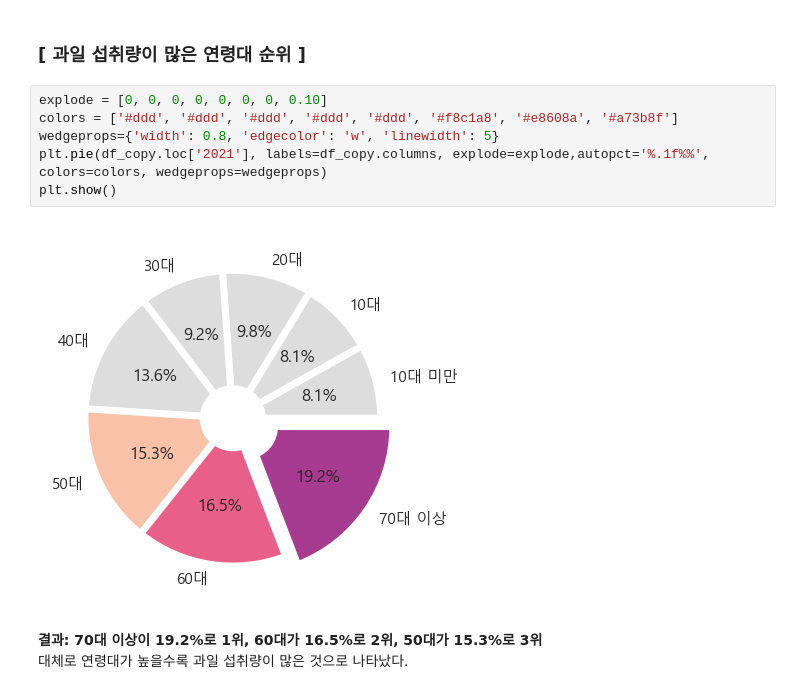
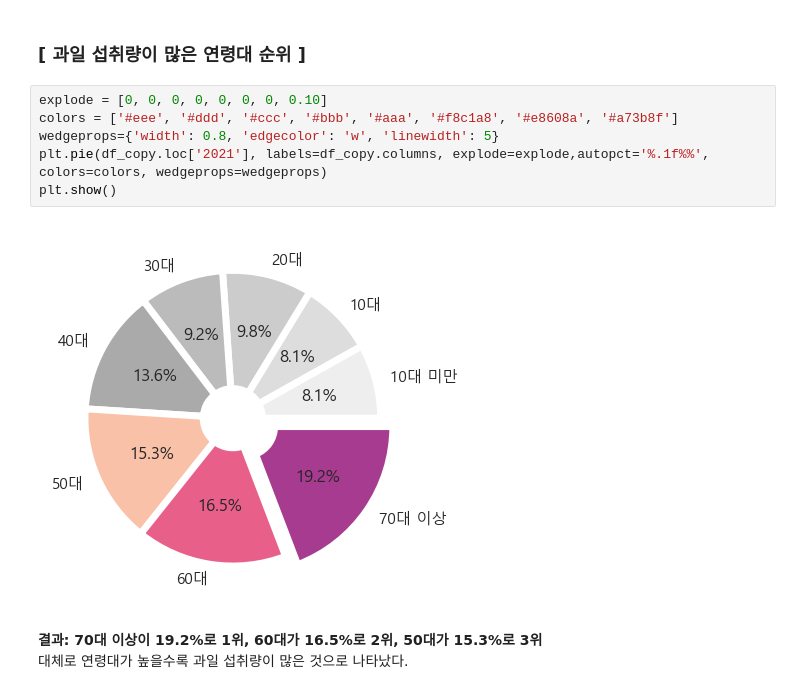
Before and after one commit to jdawoony/big-data-analytics, a Jupyter notebook: 데이터분석 (국내 과일 시장과 소비 분석).ipynb, the cells around one changed output. Drawn from its saved outputs; the diff is of its cells as text.

```diff
--- a/데이터분석 (국내 과일 시장과 소비 분석).ipynb
+++ b/데이터분석 (국내 과일 시장과 소비 분석).ipynb
@@ -127,12 +127,12 @@ ax.set(xlabel='년도', ylabel='섭취량',title='연도에 따른 연령별 과
 ### [ 과일 섭취량이 많은 연령대 순위 ]
 # %%
 explode = [0, 0, 0, 0, 0, 0, 0, 0.10]
-colors = ['#ddd', '#ddd', '#ddd', '#ddd', '#ddd', '#f8c1a8', '#e8608a', '#a73b8f']
+colors = ['#eee', '#ddd', '#ccc', '#bbb', '#aaa', '#f8c1a8', '#e8608a', '#a73b8f']
 wedgeprops={'width': 0.8, 'edgecolor': 'w', 'linewidth': 5}
 plt.pie(df_copy.loc['2021'], labels=df_copy.columns, explode=explode,autopct='%.1f%%', colors=colors, wedgeprops=wedgeprops)
 plt.show()
 # %% [output]
-[figure, old version]
+[figure, new version]
 # %% [markdown]
 <b>결과: 70대 이상이 19.2%로 1위, 60대가 16.5%로 2위, 50대가 15.3%로 3위</b> <br>
 대체로 연령대가 높을수록 과일 섭취량이 많은 것으로 나타났다.
```
Also changed, not shown: parts of 24 cells of this notebook, 1 other file.
